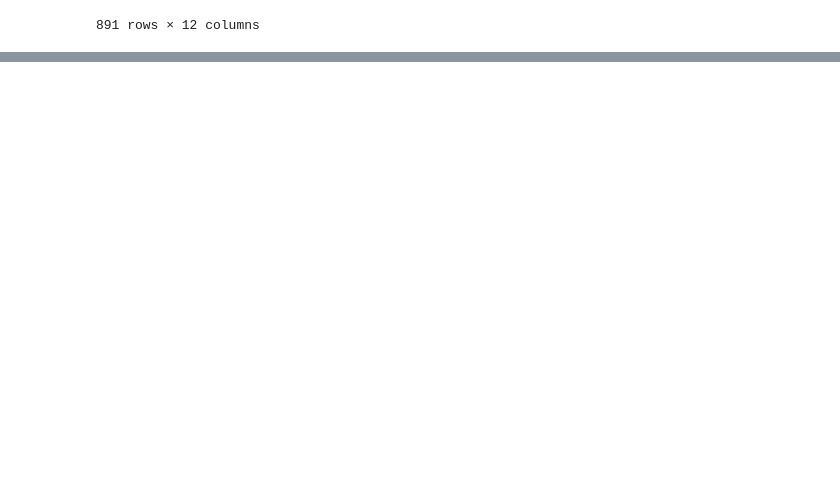
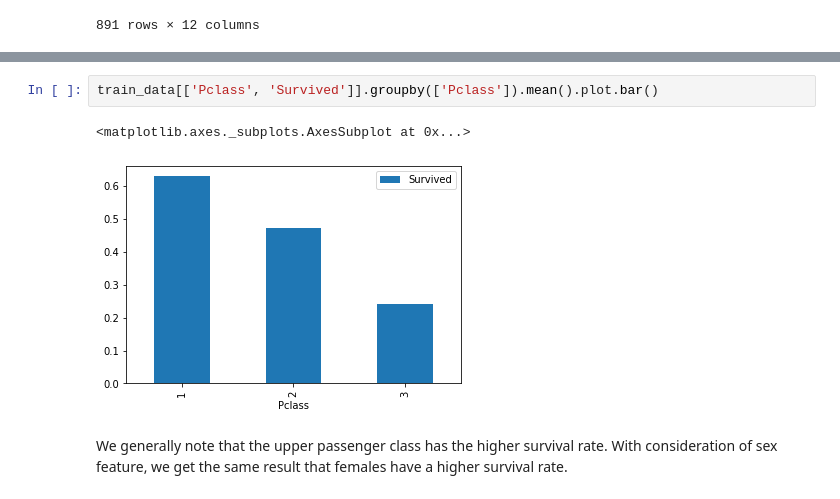
Before and after one commit to immmjack/Titanic-Survival-Prediction, a Jupyter notebook: titanic.ipynb, the cells around one changed output, grey strips where cells are left out. Cells and saved outputs as stored; diff of their text form; blank space fills up the shorter version.

```diff
--- a/titanic.ipynb
+++ b/titanic.ipynb
@@ -190,0 +242,7 @@ memory usage: 83.7+ KB
+# %%
+train_data[['Pclass', 'Survived']].groupby(['Pclass']).mean().plot.bar()
+# %% [output]
+<matplotlib.axes._subplots.AxesSubplot at 0x...>
+[figure, added]
+# %% [markdown]
+We generally note that the upper passenger class has the higher survival rate. With consideration of sex feature, we get the same result that females have a higher survival rate.
```
Also changed, not shown: parts of 16 cells of this notebook.
